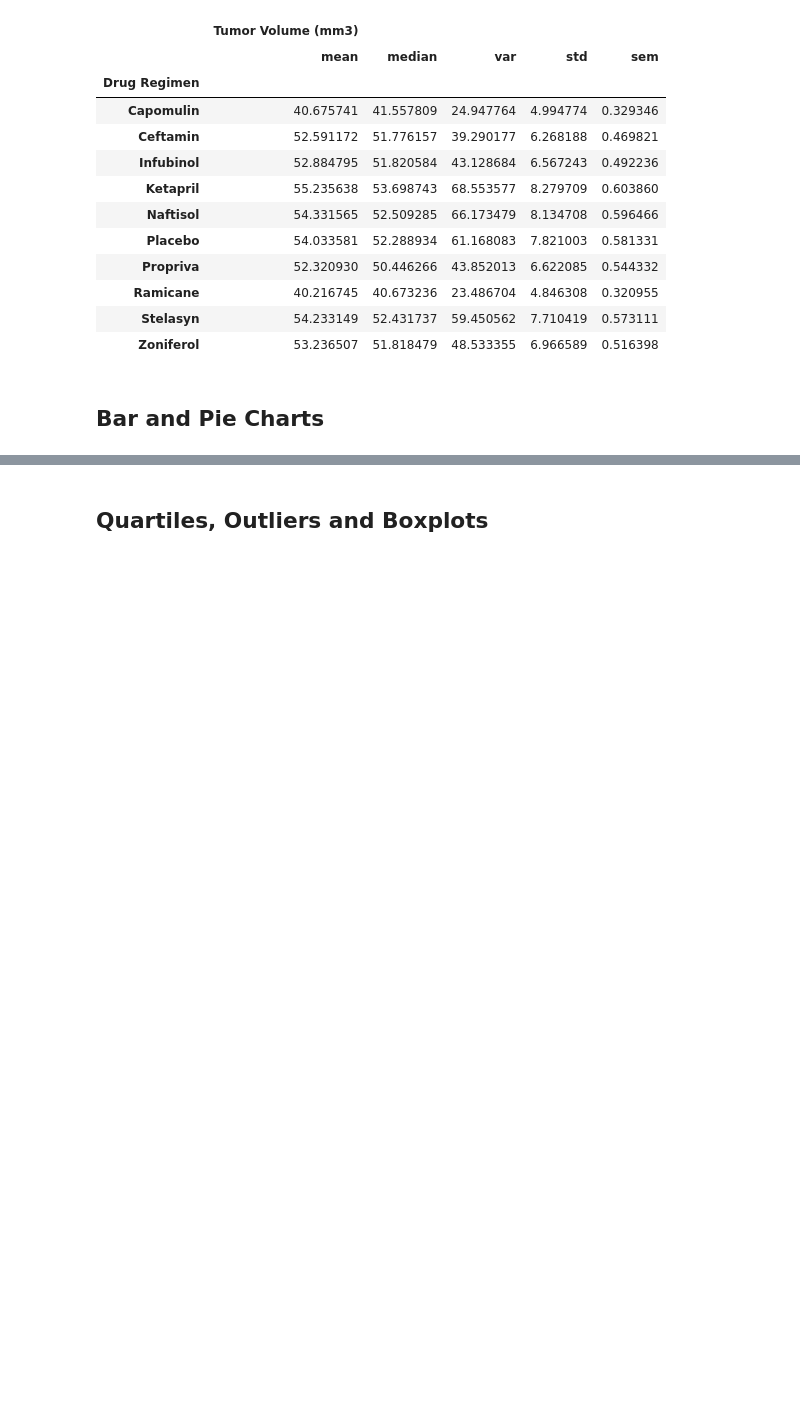
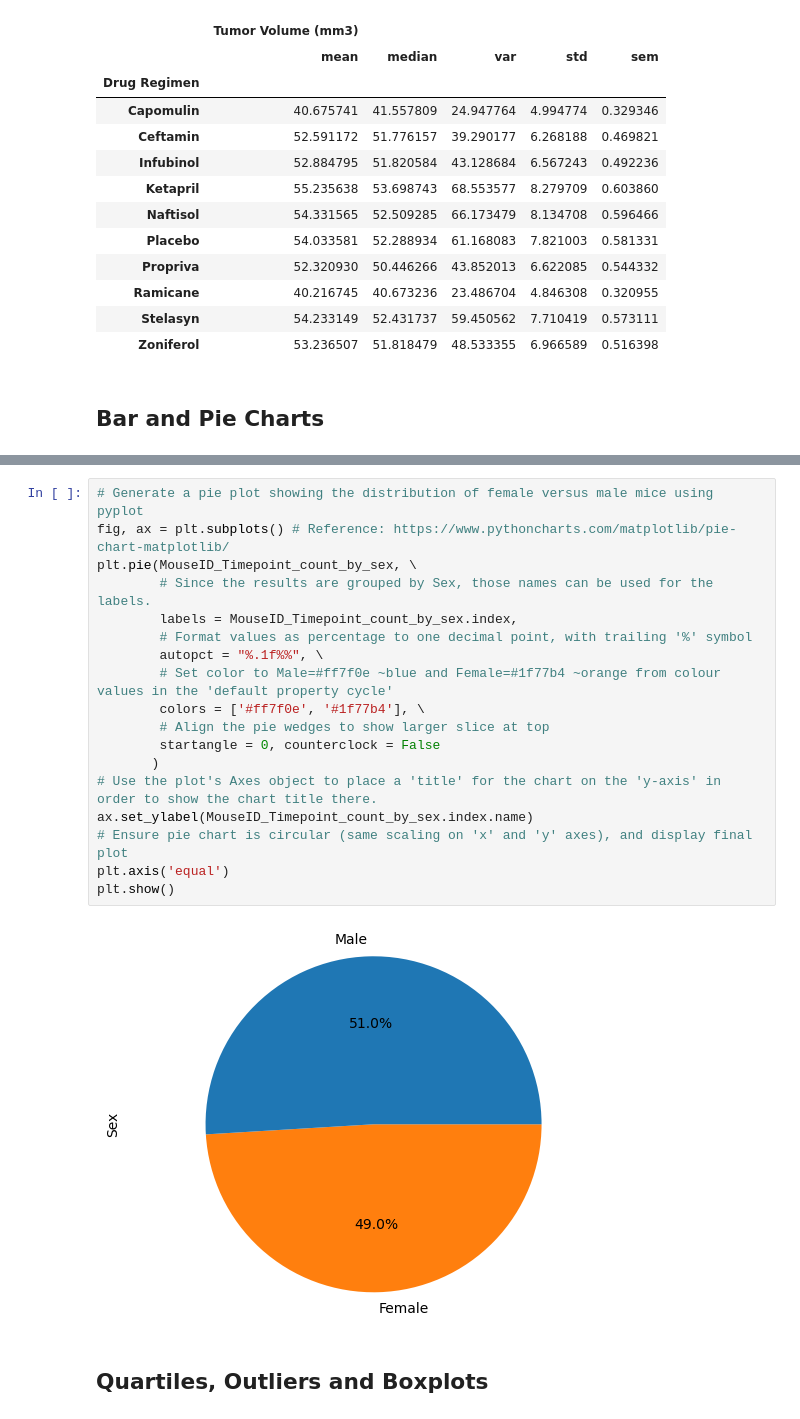
Before and after one commit to enumerbs/Module05-Challenge-Data-Visualisation, a Jupyter notebook: Pymaceuticals/pymaceuticals.ipynb, the cells around one changed output, grey strips where cells are left out. Drawn from its saved outputs; the diff is of its cells as text; blank space fills up the shorter version.

```diff
--- a/Pymaceuticals/pymaceuticals.ipynb
+++ b/Pymaceuticals/pymaceuticals.ipynb
@@ -177,3 +187,23 @@ plt.show()
+# %%
+# Generate a pie plot showing the distribution of female versus male mice using pyplot
+fig, ax = plt.subplots() # Reference: https://www.pythoncharts.com/matplotlib/pie-chart-matplotlib/
+plt.pie(MouseID_Timepoint_count_by_sex, \
+        # Since the results are grouped by Sex, those names can be used for the labels.
+        labels = MouseID_Timepoint_count_by_sex.index,
+        # Format values as percentage to one decimal point, with trailing '%' symbol
+        autopct = "%.1f%%", \
+        # Set color to Male=#ff7f0e ~blue and Female=#1f77b4 ~orange from colour values in the 'default property cycle'
+        colors = ['#ff7f0e', '#1f77b4'], \
+        # Align the pie wedges to show larger slice at top
+        startangle = 0, counterclock = False
+       )
+# Use the plot's Axes object to place a 'title' for the chart on the 'y-axis' in order to show the chart title there.
+ax.set_ylabel(MouseID_Timepoint_count_by_sex.index.name)
+# Ensure pie chart is circular (same scaling on 'x' and 'y' axes), and display final plot
+plt.axis('equal')
+plt.show()
+# %% [output]
+[figure, added]
 # %% [markdown]
 ## Quartiles, Outliers and Boxplots
 # %%
```
Also changed, not shown: parts of 5 cells of this notebook.
